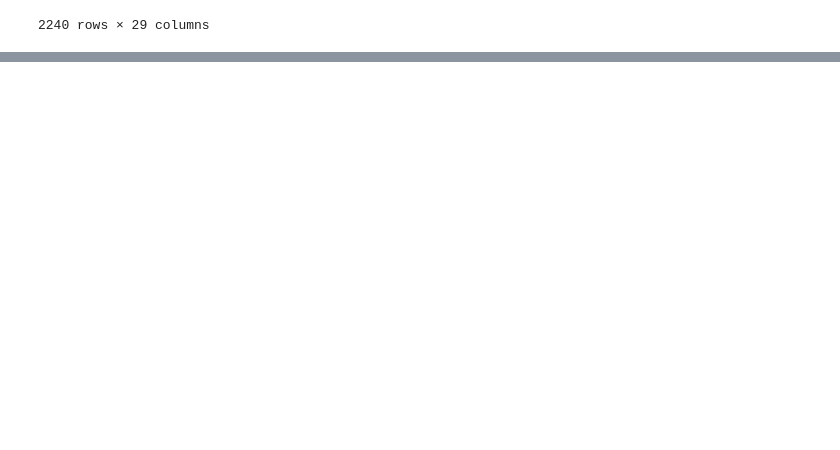
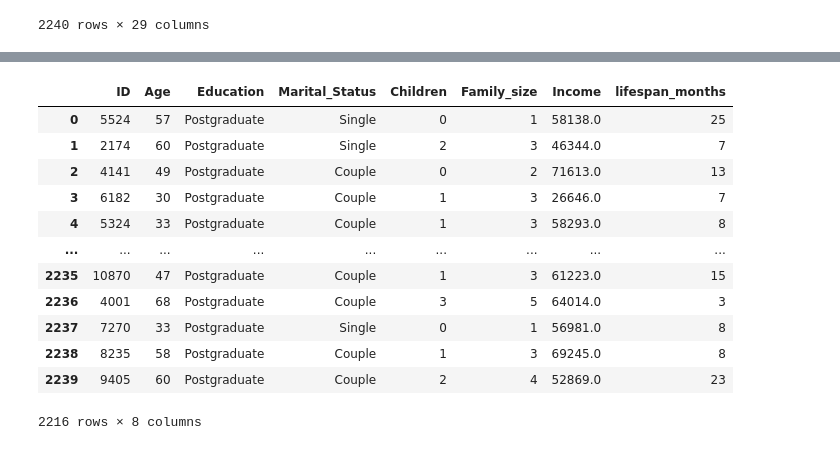
Before and after one commit to nqtquoctrung94/RFM_Customer_Personality_Analysis, a Jupyter notebook: clean_data.ipynb, the cells around one changed output, grey strips where cells are left out. Saved outputs shown, nothing was run; the diff lists cells and outputs as text; code cells hidden in the pictures; blank space fills up the shorter version.

Commit message:
finalized cleaning data

```diff
--- a/clean_data.ipynb
+++ b/clean_data.ipynb
@@ -219,0 +243,2 @@ plt.show()
+# %%
+df['Frequency'] = (df['NumWebPurchases'] + df['NumCatalogPurchases'] + df['NumStorePurchases'])
@@ -219,0 +256,2 @@ plt.show()
+# %%
+df['Monetary'] = df[["MntWines", "MntFruits", "MntMeatProducts","MntFishProducts", "MntSweetProducts", "MntGoldProds"]].sum(axis=1)
@@ -219,0 +272,8 @@ plt.show()
+# %%
+# Calculate sum promotion accepted
+df['PromoAccepted'] = df[['AcceptedCmp1','AcceptedCmp2','AcceptedCmp3','AcceptedCmp4','AcceptedCmp5','Response']].sum(axis=1)
+
+# Responder segments
+df['Responder'] = 'None'
+df.loc[df['PromoAccepted'].between(1,3), 'Responder'] = 'Low'
+df.loc[df['PromoAccepted'] >= 4, 'Responder'] = 'High'
@@ -219,0 +313,20 @@ plt.show()
+# %%
+customer_data = df[['ID', 'Age','Education','Marital_Status','Children','Family_size','Income','lifespan_months']].copy()
+rfm_data = df[['ID','Recency','Frequency','Monetary']].copy()
+marketing_data = df[['ID','NumDealsPurchases','PromoAccepted','Responder']].copy()
+# %%
+customer_data
+# %% [output]
+|  | ID | Age | Education | Marital_Status | Children | Family_size | Income | lifespan_months |
+| 0 | 5524 | 57 | Postgraduate | Single | 0 | 1 | 58138.0 | 25 |
+| 1 | 2174 | 60 | Postgraduate | Single | 2 | 3 | 46344.0 | 7 |
+| 2 | 4141 | 49 | Postgraduate | Couple | 0 | 2 | 71613.0 | 13 |
+| 3 | 6182 | 30 | Postgraduate | Couple | 1 | 3 | 26646.0 | 7 |
+| 4 | 5324 | 33 | Postgraduate | Couple | 1 | 3 | 58293.0 | 8 |
+| ... | ... | ... | ... | ... | ... | ... | ... | ... |
+| 2235 | 10870 | 47 | Postgraduate | Couple | 1 | 3 | 61223.0 | 15 |
+| 2236 | 4001 | 68 | Postgraduate | Couple | 3 | 5 | 64014.0 | 3 |
+| 2237 | 7270 | 33 | Postgraduate | Single | 0 | 1 | 56981.0 | 8 |
+| 2238 | 8235 | 58 | Postgraduate | Couple | 1 | 3 | 69245.0 | 8 |
+| 2239 | 9405 | 60 | Postgraduate | Couple | 2 | 4 | 52869.0 | 23 |
+2216 rows × 8 columns
```
Also changed, not shown: parts of 81 cells of this notebook, 3 other files.
